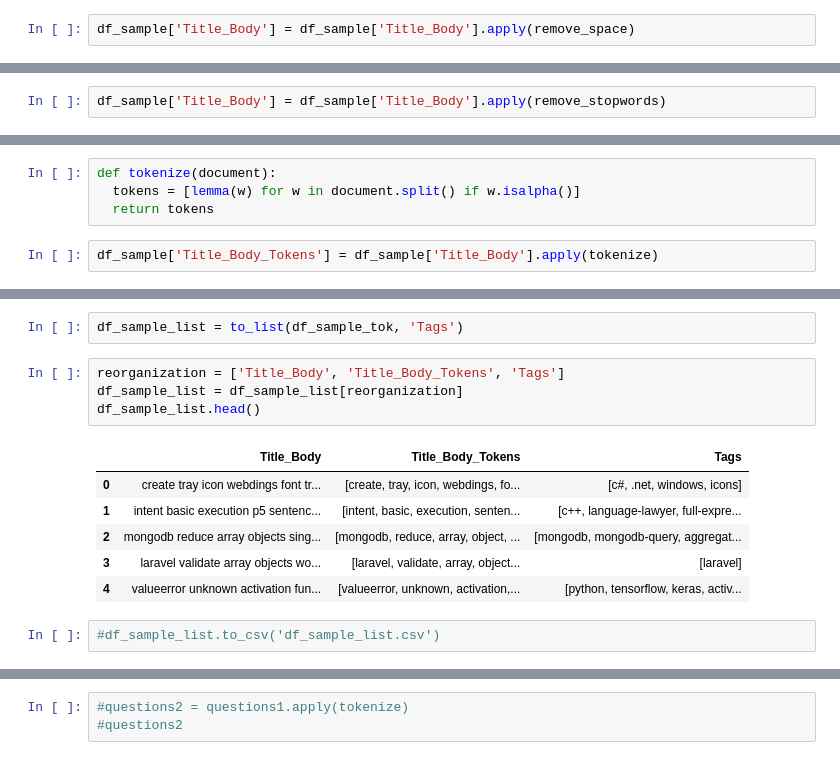
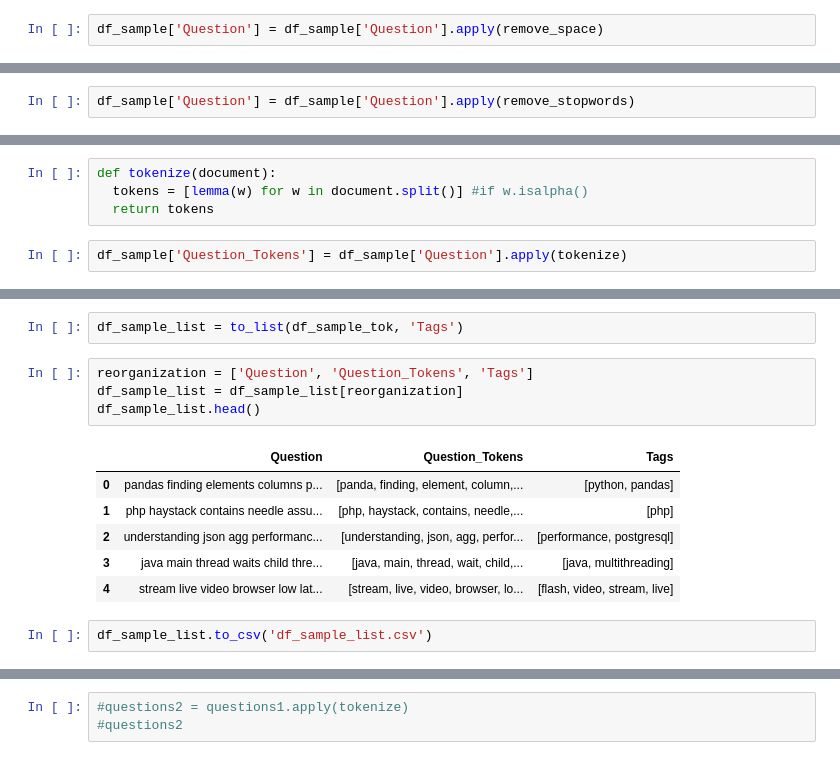
Before and after one commit to Adil1979/-CentraleSupelec_OCR_Projects, a Jupyter notebook: 01_P6_Preprocessing.ipynb, the cells around one changed output, grey strips where cells are left out. Cells and saved outputs as stored; diff of their text form.

```diff
--- a/01_P6_Preprocessing.ipynb
+++ b/01_P6_Preprocessing.ipynb
@@ -287,5 +276,5 @@ df_sample.Title_Body.iloc[0]
 def remove_space(body):
   return ' '.join(str(body).split())
 # %%
-df_sample['Title_Body'] = df_sample['Title_Body'].apply(remove_space)
+df_sample['Question'] = df_sample['Question'].apply(remove_space)
 # %%
@@ -325,4 +314,4 @@ def remove_stopwords(text):
     return text
 # %%
-df_sample['Title_Body'] = df_sample['Title_Body'].apply(remove_stopwords)
+df_sample['Question'] = df_sample['Question'].apply(remove_stopwords)
 # %%
@@ -365,10 +354,10 @@ nltk.download('all')
 True
 # %%
 def tokenize(document):
-  tokens = [lemma(w) for w in document.split() if w.isalpha()]
+  tokens = [lemma(w) for w in document.split()] #if w.isalpha()
   return tokens
 # %%
-df_sample['Title_Body_Tokens'] = df_sample['Title_Body'].apply(tokenize)
+df_sample['Question_Tokens'] = df_sample['Question'].apply(tokenize)
 # %%
 df_sample.head()
 # %% [output]
@@ -408,18 +397,18 @@ def to_list(df,column):
 # %%
 df_sample_list = to_list(df_sample_tok, 'Tags')
 # %%
-reorganization = ['Title_Body', 'Title_Body_Tokens', 'Tags']
+reorganization = ['Question', 'Question_Tokens', 'Tags']
 df_sample_list = df_sample_list[reorganization]
 df_sample_list.head()
 # %% [output]
-|  | Title_Body | Title_Body_Tokens | Tags |
-| 0 | create tray icon webdings font tr... | [create, tray, icon, webdings, fo... | [c#, .net, windows, icons] |
-| 1 | intent basic execution p5 sentenc... | [intent, basic, execution, senten... | [c++, language-lawyer, full-expre... |
-| 2 | mongodb reduce array objects sing... | [mongodb, reduce, array, object, ... | [mongodb, mongodb-query, aggregat... |
-| 3 | laravel validate array objects wo... | [laravel, validate, array, object... | [laravel] |
-| 4 | valueerror unknown activation fun... | [valueerror, unknown, activation,... | [python, tensorflow, keras, activ... |
+|  | Question | Question_Tokens | Tags |
+| 0 | pandas finding elements columns p... | [panda, finding, element, column,... | [python, pandas] |
+| 1 | php haystack contains needle assu... | [php, haystack, contains, needle,... | [php] |
+| 2 | understanding json agg performanc... | [understanding, json, agg, perfor... | [performance, postgresql] |
+| 3 | java main thread waits child thre... | [java, main, thread, wait, child,... | [java, multithreading] |
+| 4 | stream live video browser low lat... | [stream, live, video, browser, lo... | [flash, video, stream, live] |
 # %%
-#df_sample_list.to_csv('df_sample_list.csv')
+df_sample_list.to_csv('df_sample_list.csv')
 # %%
 #df_mod = pd.read_csv('/content/drive/My Drive/CentraleSupelec_OCR/P6/df_sample_list.csv')
 #df_mod = df_mod.iloc[:, 1:]
```
Also changed, not shown: parts of 32 cells of this notebook.
